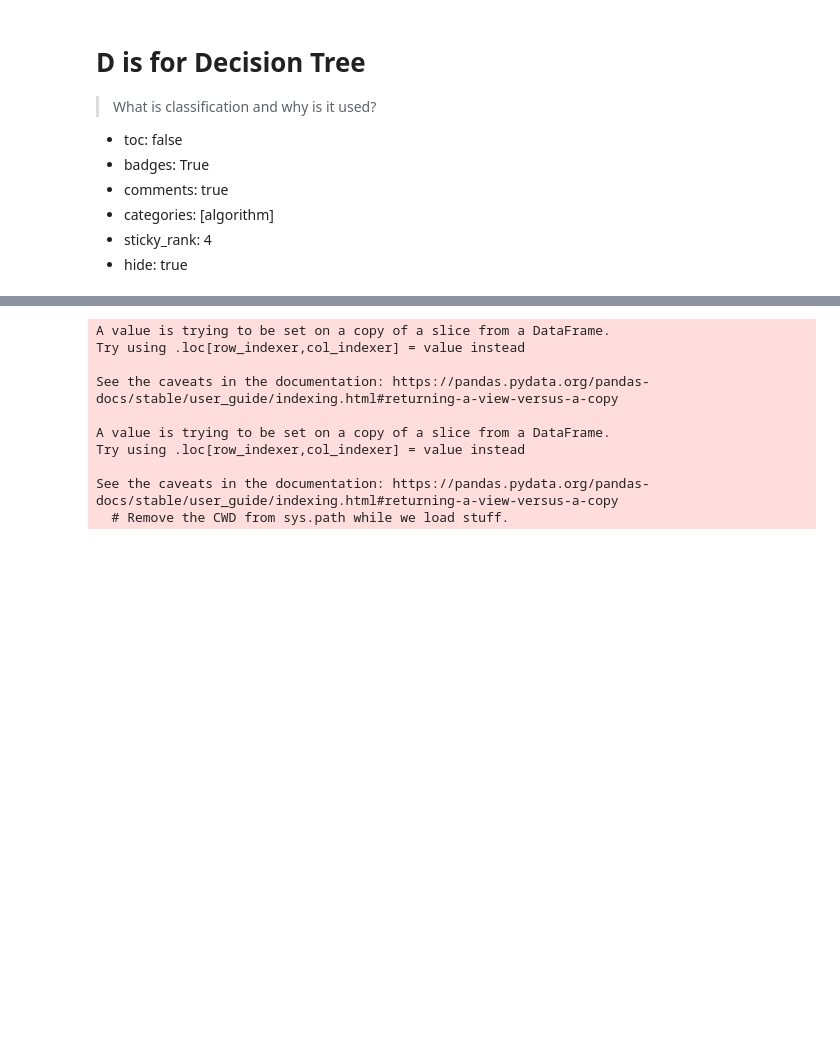
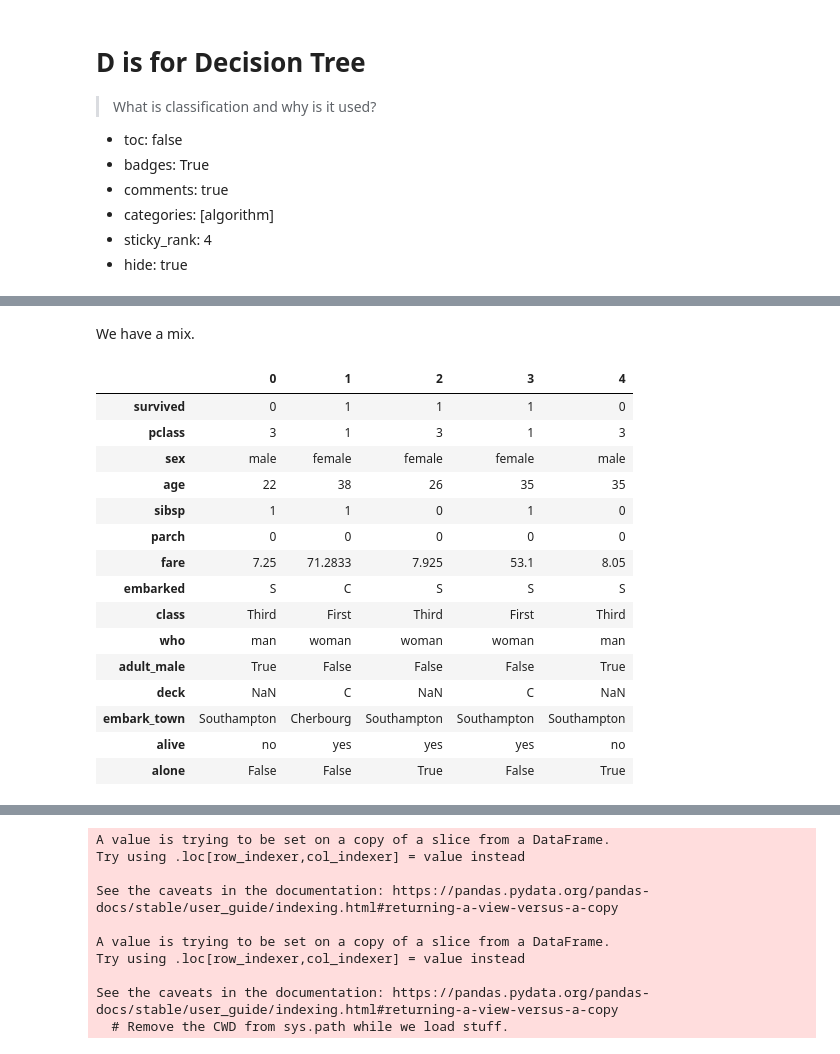
Before and after one commit to educatorsRlearners/an-a-z-of-machine-learning, a Jupyter notebook: _notebooks/2020-05-26-d-is-for-decision-tree.ipynb, the cells around one changed output, grey strips where cells are left out. Drawn from its saved outputs; the diff is of its cells as text; code cells hidden in the pictures; blank space fills up the shorter version.

```diff
--- a/_notebooks/2020-05-26-d-is-for-decision-tree.ipynb
+++ b/_notebooks/2020-05-26-d-is-for-decision-tree.ipynb
@@ -83,0 +94,21 @@ What is the distribution of:
+# %% [markdown]
+We have a mix.
+# %%
+titanic.head().T
+# %% [output]
+|  | 0 | 1 | 2 | 3 | 4 |
+| survived | 0 | 1 | 1 | 1 | 0 |
+| pclass | 3 | 1 | 3 | 1 | 3 |
+| sex | male | female | female | female | male |
+| age | 22 | 38 | 26 | 35 | 35 |
+| sibsp | 1 | 1 | 0 | 1 | 0 |
+| parch | 0 | 0 | 0 | 0 | 0 |
+| fare | 7.25 | 71.2833 | 7.925 | 53.1 | 8.05 |
+| embarked | S | C | S | S | S |
+| class | Third | First | Third | First | Third |
+| who | man | woman | woman | woman | man |
+| adult_male | True | False | False | False | True |
+| deck | NaN | C | NaN | C | NaN |
+| embark_town | Southampton | Cherbourg | Southampton | Southampton | Southampton |
+| alive | no | yes | yes | yes | no |
+| alone | False | False | True | False | True |
```
Also changed, not shown: parts of 18 cells of this notebook.
